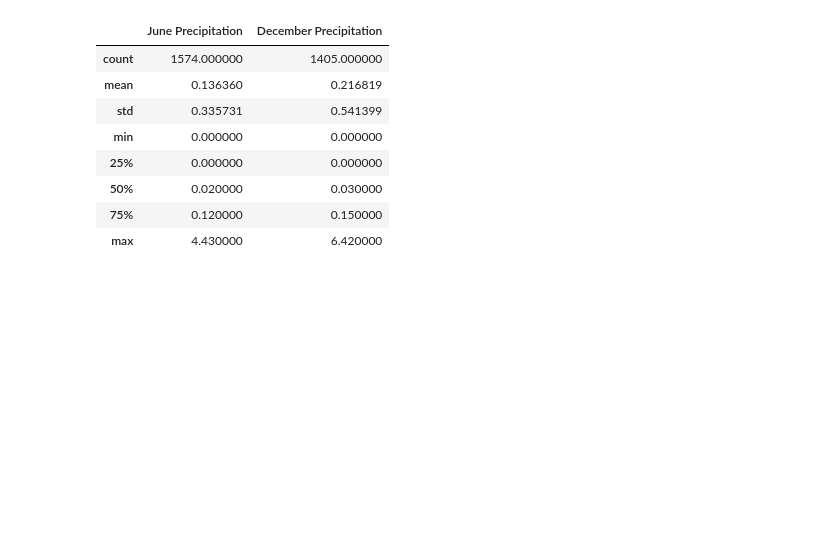
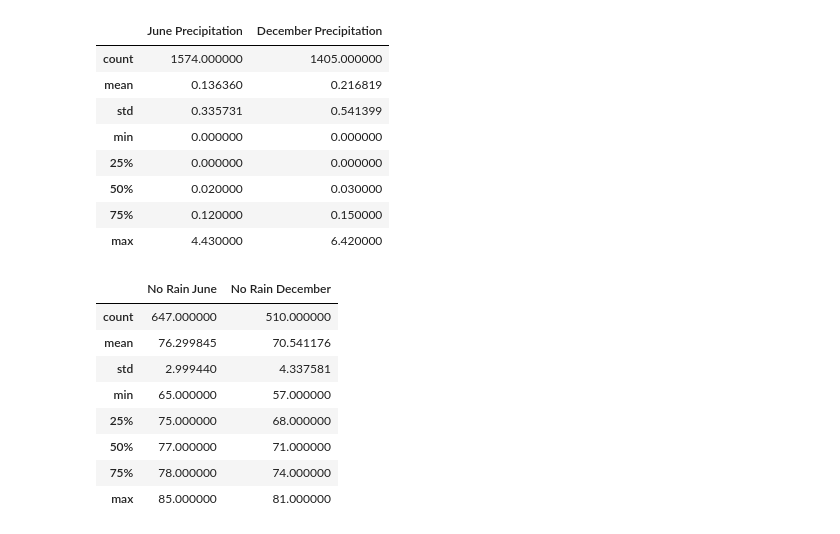
Before and after one commit to RVP97/surfs_up, a Jupyter notebook: SurfsUp_Challenge.ipynb, the cells around one changed output. Cells and saved outputs as stored; diff of their text form; code cells hidden in the pictures; blank space fills up the shorter version.

```diff
--- a/SurfsUp_Challenge.ipynb
+++ b/SurfsUp_Challenge.ipynb
@@ -148,3 +148,20 @@ summary_prec
 | 50% | 0.020000 | 0.030000 |
 | 75% | 0.120000 | 0.150000 |
 | max | 4.430000 | 6.420000 |
+# %%
+no_rain_june = pd.DataFrame(session.query(Measurement.tobs).filter(Measurement.prcp == 0).filter(extract('month', Measurement.date)==6).all(), columns=['No Rain June'])
+no_rain_dec = pd.DataFrame(session.query(Measurement.tobs).filter(Measurement.prcp == 0).filter(extract('month', Measurement.date)==12).all(), columns=['No Rain December'])
+# %%
+no_rain_summary = no_rain_june.describe()
+no_rain_summary['No Rain December'] = no_rain_dec['No Rain December'].describe()
+no_rain_summary
+# %% [output]
+|  | No Rain June | No Rain December |
+| count | 647.000000 | 510.000000 |
+| mean | 76.299845 | 70.541176 |
+| std | 2.999440 | 4.337581 |
+| min | 65.000000 | 57.000000 |
+| 25% | 75.000000 | 68.000000 |
+| 50% | 77.000000 | 71.000000 |
+| 75% | 78.000000 | 74.000000 |
+| max | 85.000000 | 81.000000 |
```
Also changed, not shown: 1 other file.
